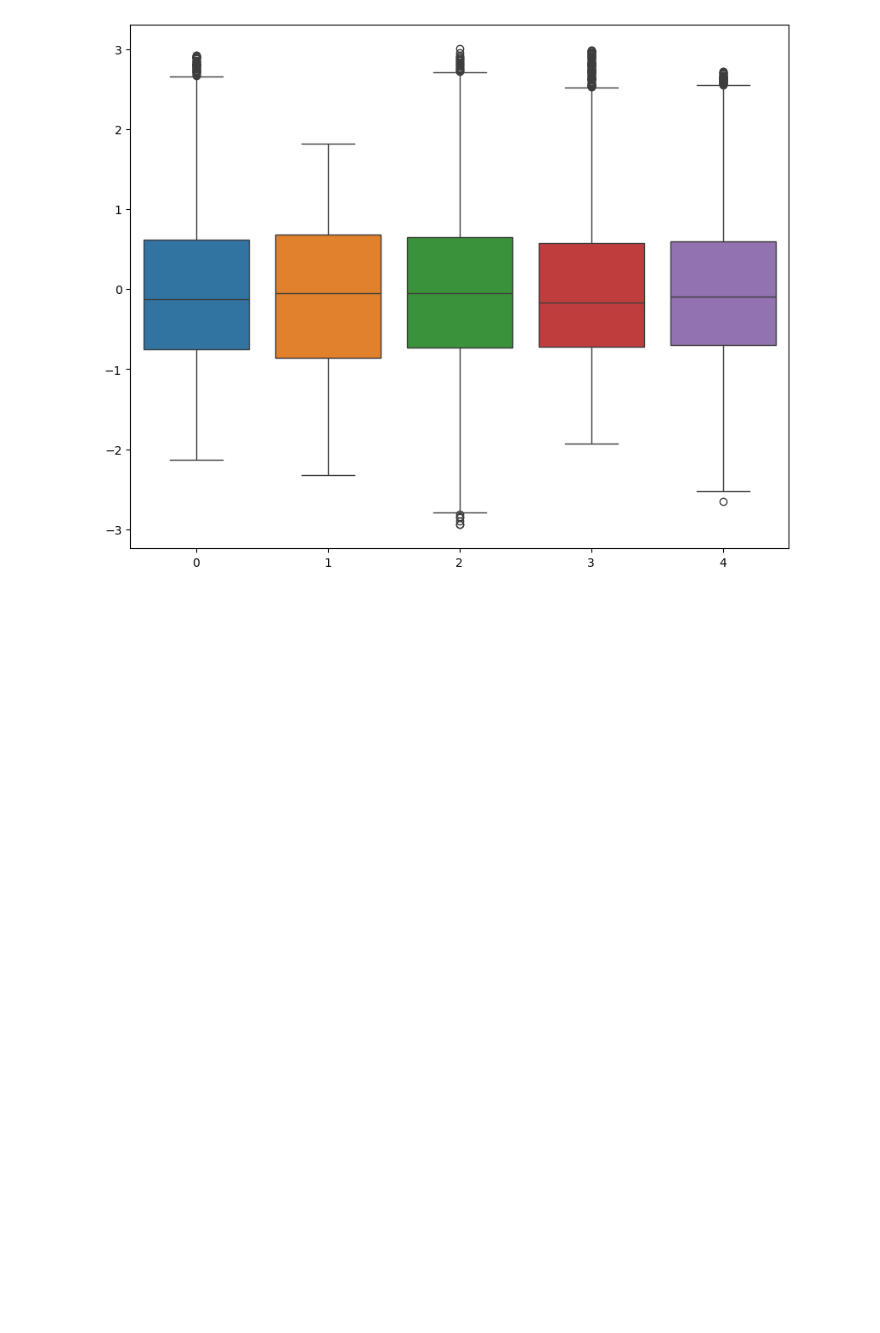
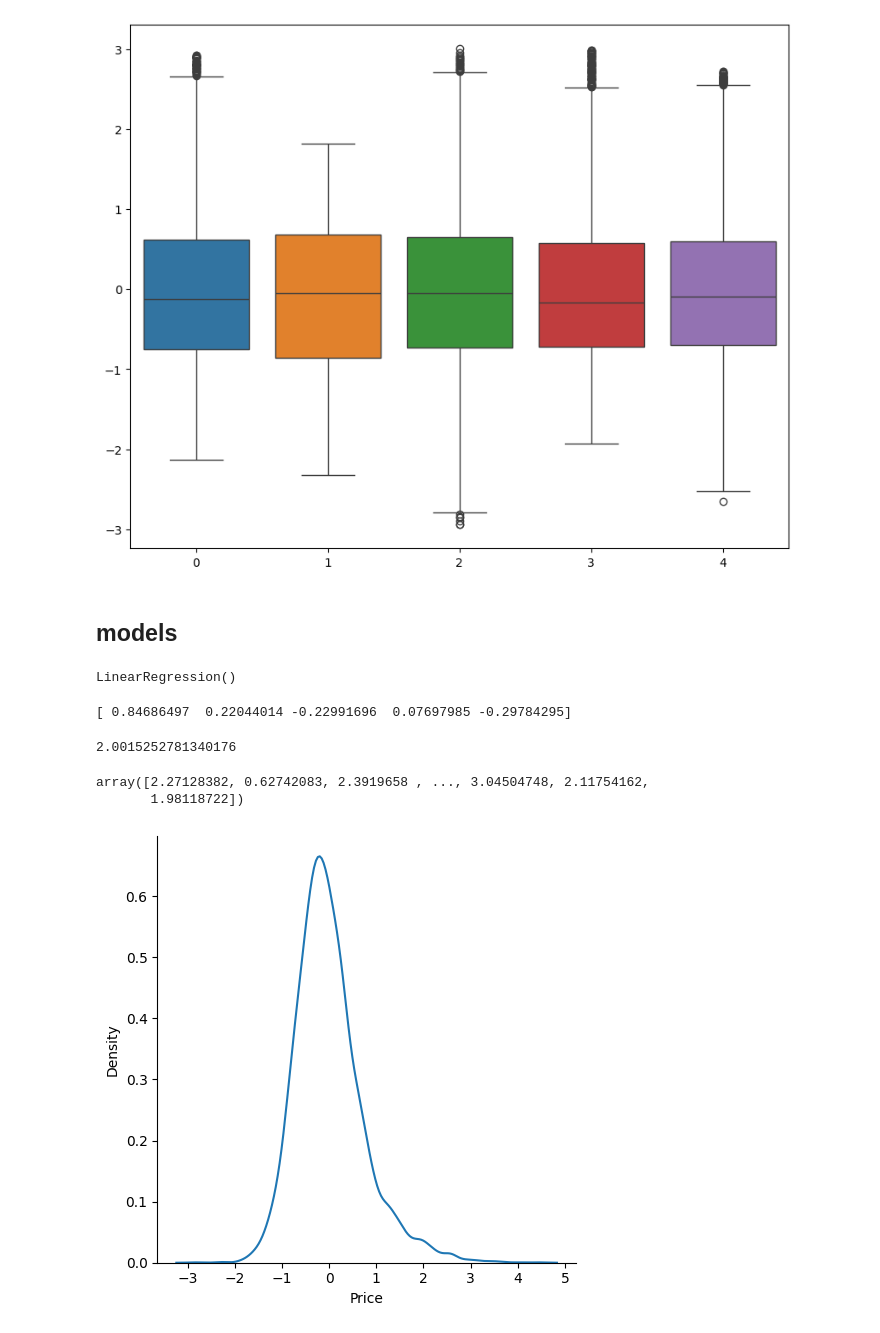
Before and after one commit to haricharnbytes/housing_marketing_analysis, a Jupyter notebook: california.ipynb, the cells around one changed output. Cells and saved outputs as stored; diff of their text form; code cells hidden in the pictures; blank space fills up the shorter version.

Commit message:
linear regression

```diff
--- a/california.ipynb
+++ b/california.ipynb
@@ -203,3 +203,33 @@ sns.boxplot(data= x_test_norm, ax=ax)
 plt.show()
 # %% [output]
 [figure]
+# %% [markdown]
+## models
+# %%
+#Linear Regression
+regression = LinearRegression()
+regression.fit(x_train_norm, y_train)
+# %% [output]
+LinearRegression()
+# %%
+# showing the coefficient
+print(regression.coef_)
+# %% [output]
+[ 0.84686497  0.22044014 -0.22991696  0.07697985 -0.29784295]
+# %%
+# showing the intercept
+print(regression.intercept_)
+# %% [output]
+2.0015252781340176
+# %%
+reg_pred = regression.predict(x_test_norm)
+reg_pred
+# %% [output]
+array([2.27128382, 0.62742083, 2.3919658 , ..., 3.04504748, 2.11754162,
+       1.98118722])
+# %%
+residuals = y_test - reg_pred
+sns.displot(residuals, kind='kde')
+plt.show()
+# %% [output]
+[figure, added]
```
Also changed, not shown: parts of 1 cell of this notebook.
